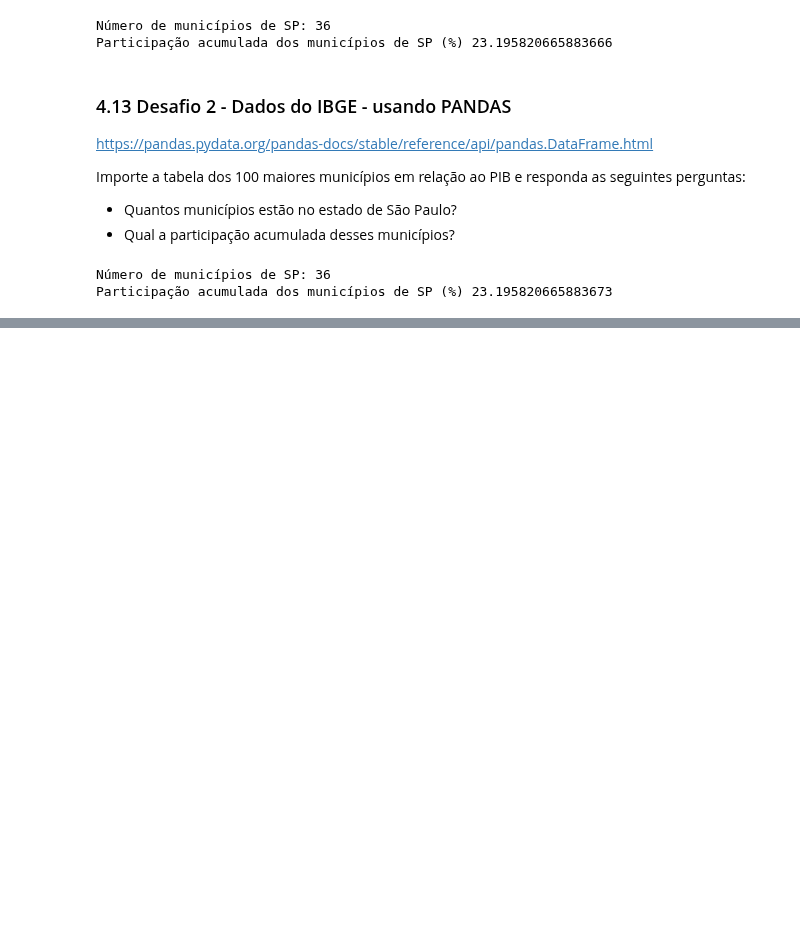
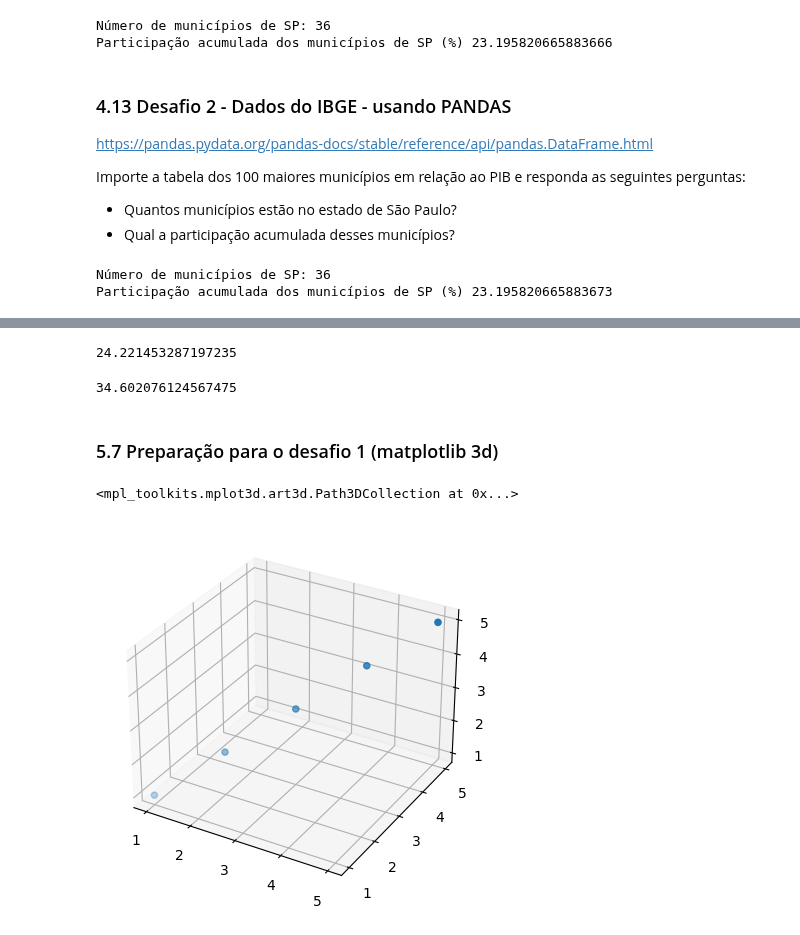
Before and after one commit to emivieira/python, a Jupyter notebook: Exercicios_S01_Python_Basico_ao_Avancado.ipynb, the cells around one changed output, grey strips where cells are left out. Drawn from its saved outputs; the diff is of its cells as text; code cells hidden in the pictures; blank space fills up the shorter version.

```diff
--- a/Exercicios_S01_Python_Basico_ao_Avancado.ipynb
+++ b/Exercicios_S01_Python_Basico_ao_Avancado.ipynb
@@ -382,0 +464,31 @@ Participação acumulada dos municípios de SP (%) 23.195820665883673
+# %%
+peso_1 = 70
+altura_1 = 1.70
+
+imc.calcular_imc(peso_1,altura_1)
+# %% [output]
+24.221453287197235
+# %%
+peso_2 = 100
+altura_2 = 1.70
+
+imc.calcular_imc(peso_2,altura_2)
+# %% [output]
+34.602076124567475
+# %% [markdown]
+### 5.7 Preparação para o desafio 1 (matplotlib 3d)
+# %%
+import matplotlib.pyplot as plt
+from mpl_toolkits.mplot3d import axes3d
+
+x = [1,2,3,4,5]
+y = [1,2,3,4,5]
+z = [1,2,3,4,5]
+
+fig = plt.figure()
+ax =  fig.add_subplot(111,projection='3d')
+
+ax.scatter(x,y,z)
+# %% [output]
+<mpl_toolkits.mplot3d.art3d.Path3DCollection at 0x...>
+[figure, added]
```
Also changed, not shown: parts of 16 cells of this notebook.
